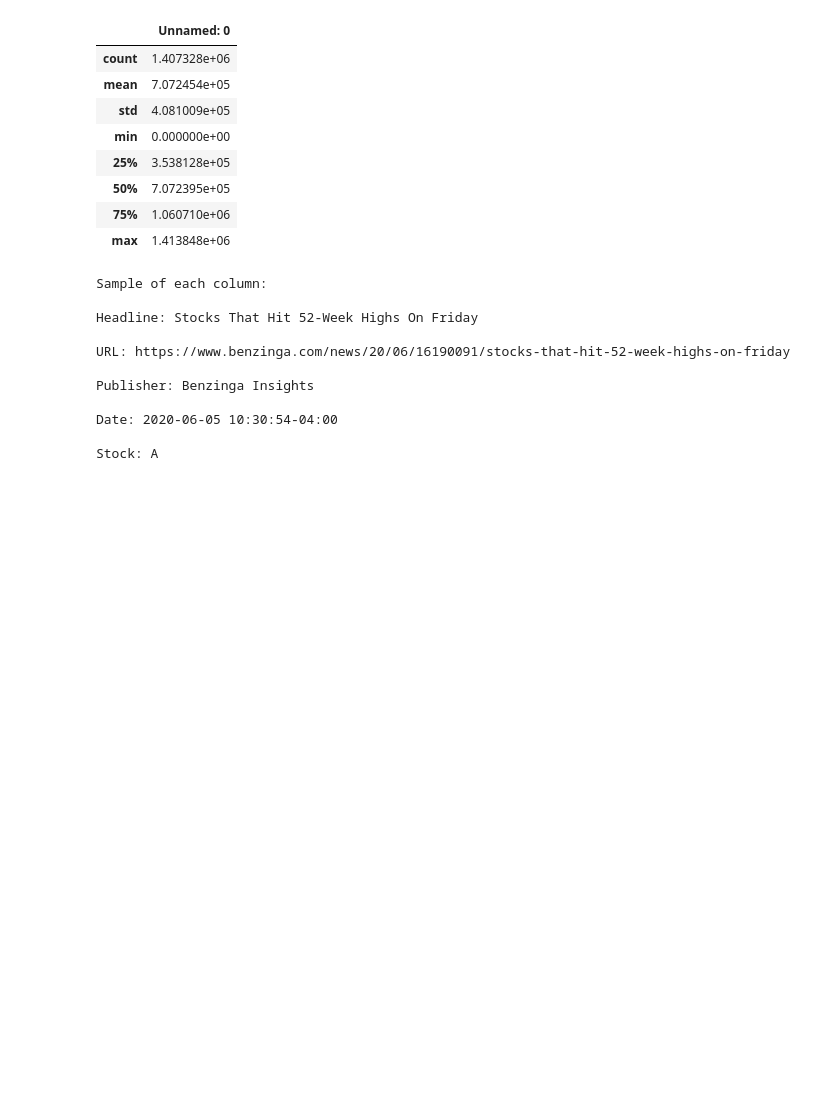
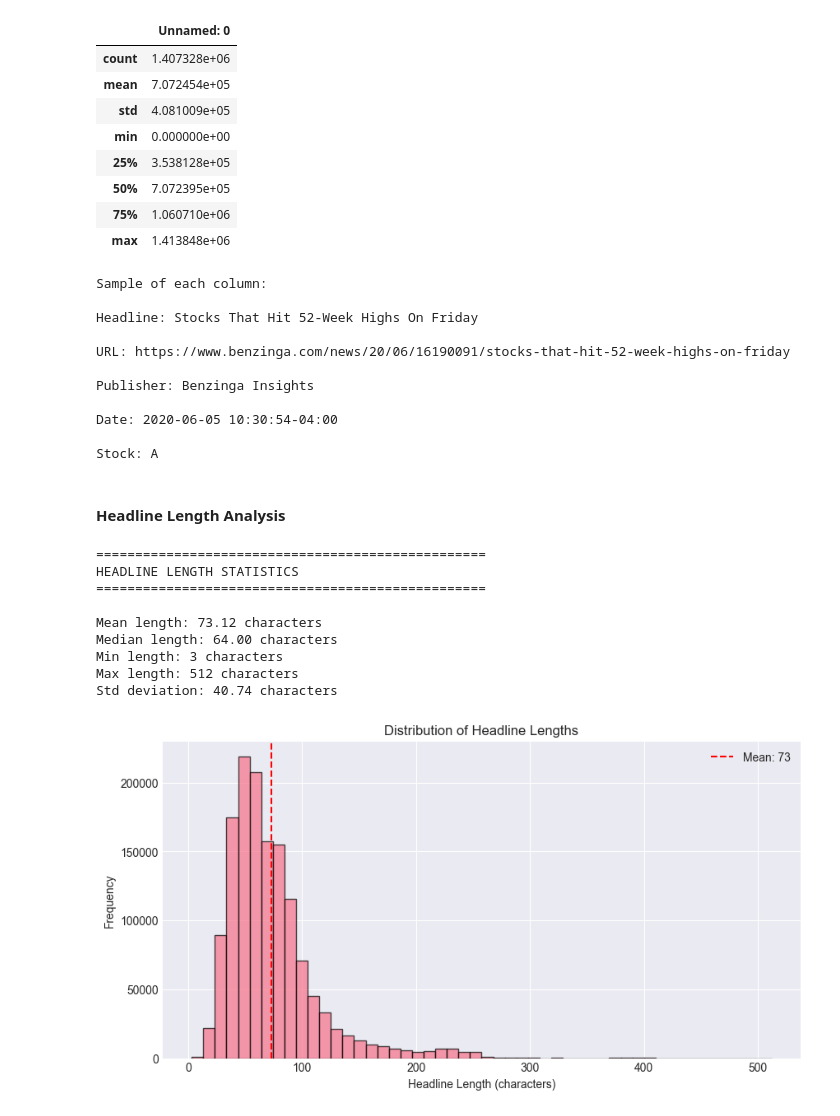
Before and after one commit to HermonaDev/financial-sentiment-challenge-week1, a Jupyter notebook: notebooks/01_initial_eda_analysis.ipynb, the cells around one changed output. Cells and saved outputs as stored; diff of their text form; code cells hidden in the pictures; blank space fills up the shorter version.

```diff
--- a/notebooks/01_initial_eda_analysis.ipynb
+++ b/notebooks/01_initial_eda_analysis.ipynb
@@ -94,3 +94,38 @@ Publisher: Benzinga Insights
 Date: 2020-06-05 10:30:54-04:00
 
 Stock: A
+# %% [markdown]
+ #### Headline Length Analysis
+# %%
+# Calculate headline lengths
+df['headline_length'] = df['headline'].str.len()
+
+print("=" * 50)
+print("HEADLINE LENGTH STATISTICS")
+print("=" * 50)
+print(f"\nMean length: {df['headline_length'].mean():.2f} characters")
+print(f"Median length: {df['headline_length'].median():.2f} characters")
+print(f"Min length: {df['headline_length'].min()} characters")
+print(f"Max length: {df['headline_length'].max()} characters")
+print(f"Std deviation: {df['headline_length'].std():.2f} characters")
+
+# Visualize
+plt.figure(figsize=(10, 5))
+plt.hist(df['headline_length'], bins=50, edgecolor='black', alpha=0.7)
+plt.xlabel('Headline Length (characters)')
+plt.ylabel('Frequency')
+plt.title('Distribution of Headline Lengths')
+plt.axvline(df['headline_length'].mean(), color='red', linestyle='--', label=f'Mean: {df["headline_length"].mean():.0f}')
+plt.legend()
+plt.show()
+# %% [output]
+==================================================
+HEADLINE LENGTH STATISTICS
+==================================================
+
+Mean length: 73.12 characters
+Median length: 64.00 characters
+Min length: 3 characters
+Max length: 512 characters
+Std deviation: 40.74 characters
+[figure, added]
```
Also changed, not shown: parts of 4 cells of this notebook.
